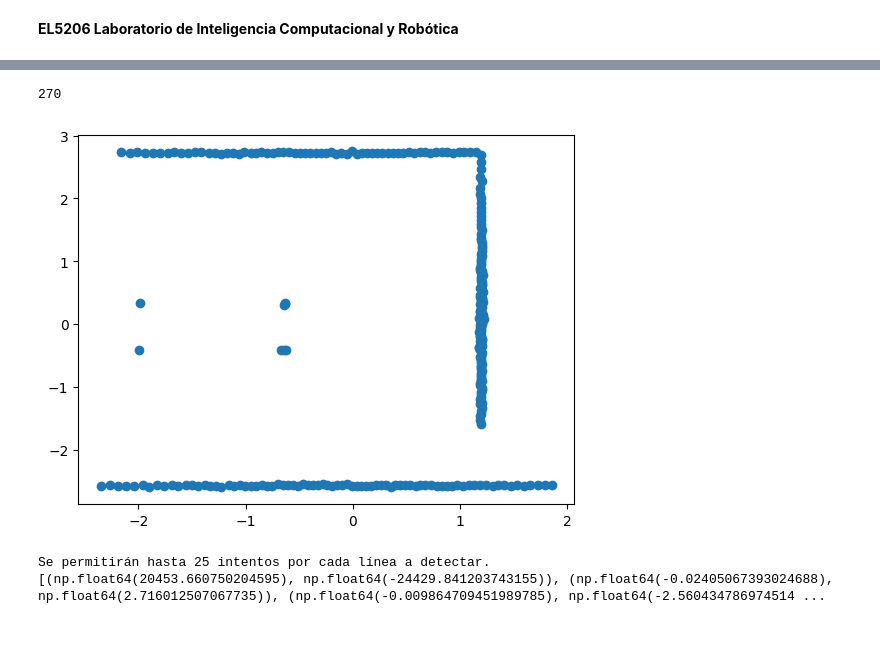
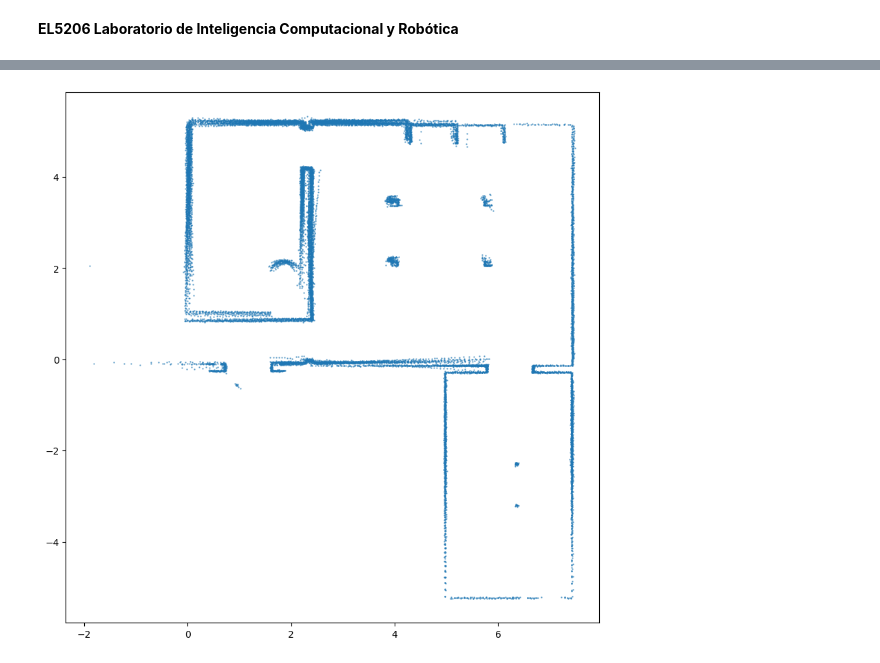
Before and after one commit to Felipeipe/el5206_ws, a Jupyter notebook: src/el5206_example/Ransac/Notebook_Ransac.ipynb, the cells around one changed output, grey strips where cells are left out. Saved outputs shown, nothing was run; the diff lists cells and outputs as text; code cells hidden in the pictures; blank space fills up the shorter version.

Commit message:
ransac uwu

```diff
--- a/src/el5206_example/Ransac/Notebook_Ransac.ipynb
+++ b/src/el5206_example/Ransac/Notebook_Ransac.ipynb
@@ -24,4 +8,5 @@ To: /content/laser_ranges.npy
 # %%
 # Cargamos los datos del laser
-my_array = np.load('laser_ranges.npy')
-# print(my_array)
+my_array = np.load('gt.npy')
+#my_array = np.load('odom.npy')
+print(my_array)
@@ -49,19 +29,18 @@ cartesianas = cartesianas(new_array)
-# %%
-len(cartesianas)
-# %% [output]
-270
 # %%
 # Mostramos las mediciones en un gráfico
 x = []
 y = []
-for i in range(len(cartesianas)):
-  x.append(cartesianas[i][0])
-  y.append(cartesianas[i][1])
-plt.scatter(x, y)
+for i in range(len(new_array)):
+  x.append(new_array[i][0])
+  y.append(new_array[i][1])
+
+cartesianas = new_array
+plt.figure(figsize=(10,10))
+plt.scatter(x, y, alpha=0.6, s=0.5)
 
 plt.show()
 # %% [output]
-[figure, old version]
+[figure, new version]
 # %%
 def distancia_punto_a_recta(punto, m, n):
     # Calcula la distancia entre un punto y una recta
@@ -75,6 +49,0 @@ def RANSAC(arr, d, K, Pg, Pf):
-# %%
-mn, p, n_iter = RANSAC(cartesianas, d = 0.05, K = 60, Pg = 0.33, Pf = 0.05)
-print(mn)
-# %% [output]
-Se permitirán hasta 25 intentos por cada línea a detectar.
-[(np.float64(20453.660750204595), np.float64(-24429.841203743155)), (np.float64(-0.02405067393024688), np.float64(2.716012507067735)), (np.float64(-0.009864709451989785), np.float64(-2.560434786974514 ...
```
Also changed, not shown: parts of 17 cells of this notebook, 2 other files.
